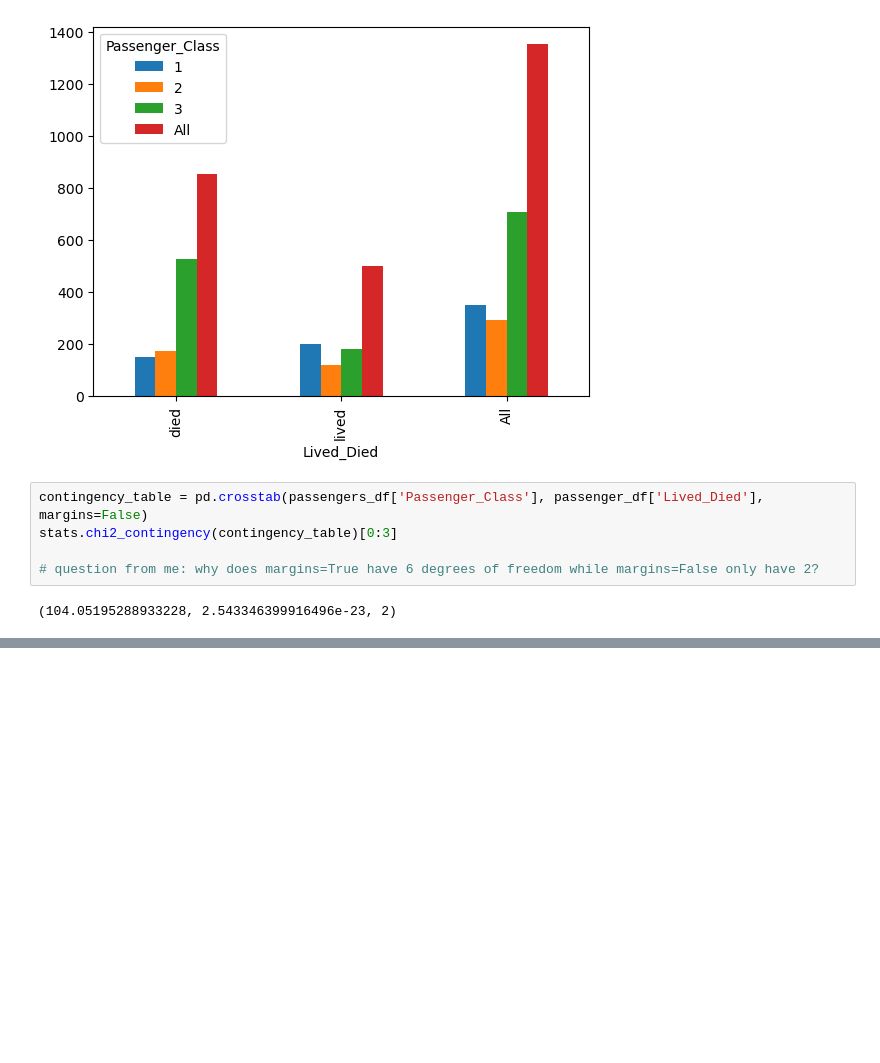
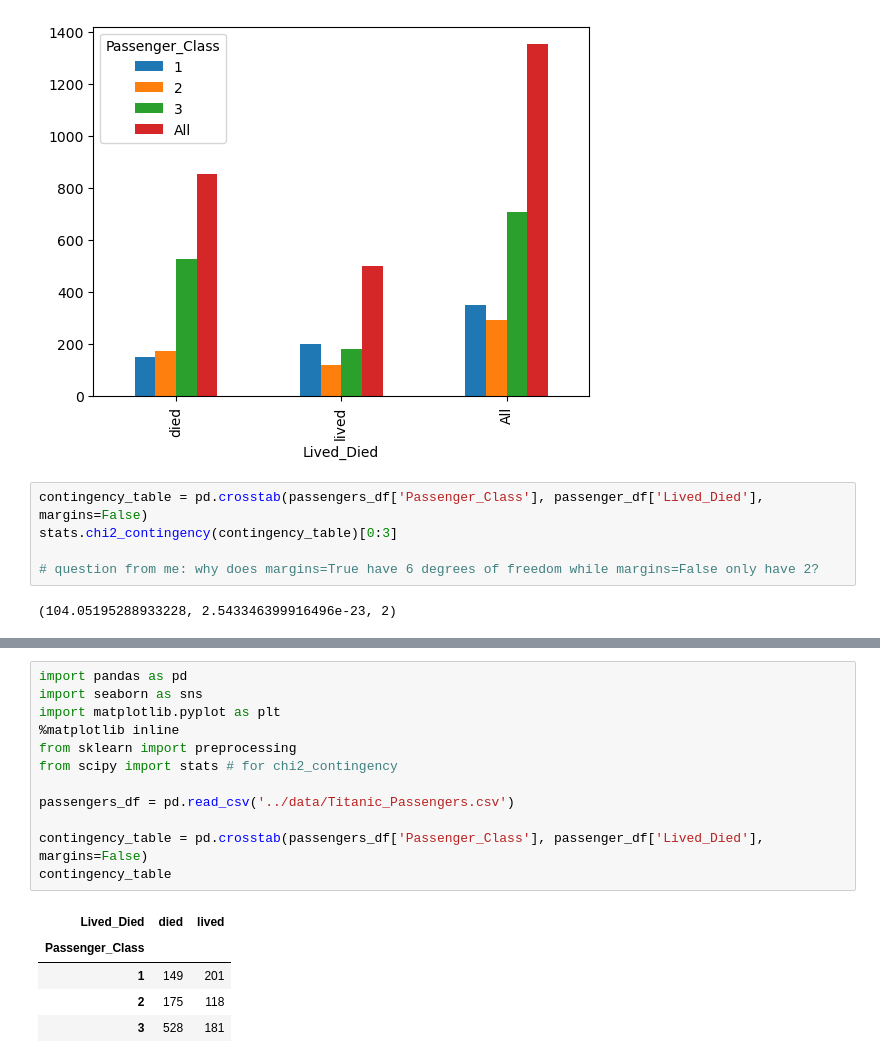
Before and after one commit to CS4580/my-notes-kristina-br, a Jupyter notebook: module6/10232024-titanic_passenger_analysis.ipynb, the cells around one changed output, grey strips where cells are left out. Cells and saved outputs as stored; diff of their text form; blank space fills up the shorter version.

```diff
--- a/module6/10232024-titanic_passenger_analysis.ipynb
+++ b/module6/10232024-titanic_passenger_analysis.ipynb
@@ -195,0 +207,18 @@ stats.chi2_contingency(contingency_table)[0:3]
+# %%
+import pandas as pd
+import seaborn as sns
+import matplotlib.pyplot as plt
+%matplotlib inline
+from sklearn import preprocessing
+from scipy import stats # for chi2_contingency
+
+passengers_df = pd.read_csv('../data/Titanic_Passengers.csv')
+
+contingency_table = pd.crosstab(passengers_df['Passenger_Class'], passenger_df['Lived_Died'], margins=False)
+contingency_table
+# %% [output]
+| Lived_Died | died | lived |
+| Passenger_Class |  |  |
+| 1 | 149 | 201 |
+| 2 | 175 | 118 |
+| 3 | 528 | 181 |
```
Also changed, not shown: parts of 11 cells of this notebook, 2 other files.
